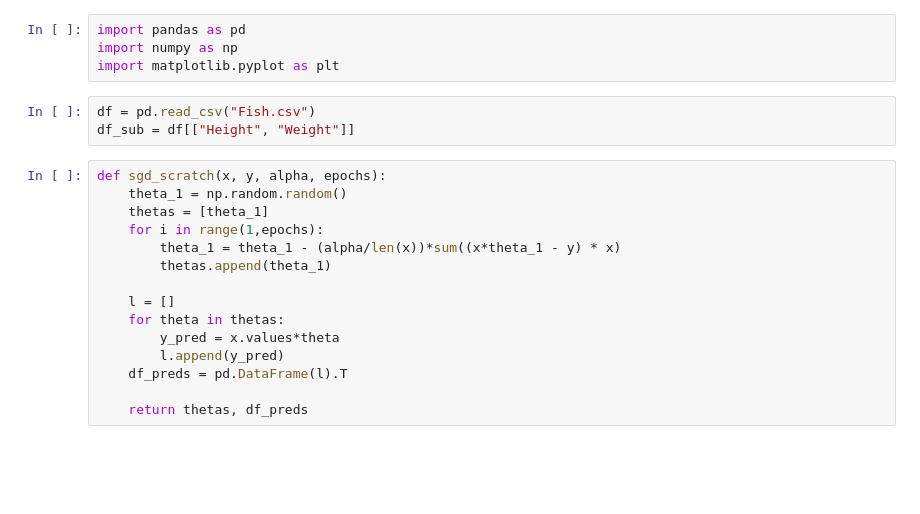
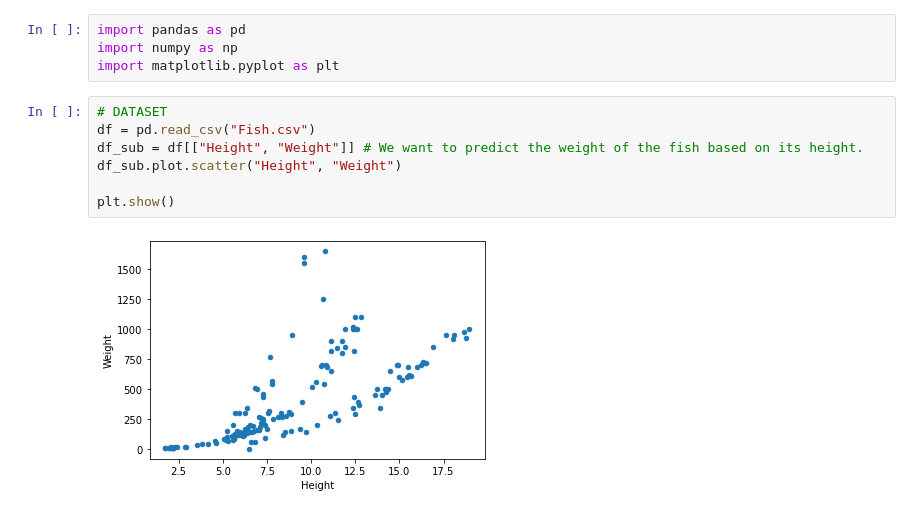
Before and after one commit to VizzottoMatheus/DSalgs, a Jupyter notebook: Regression/Gradient Descent/from_scratch.ipynb, the cells around one changed output. Drawn from its saved outputs; the diff is of its cells as text; blank space fills up the shorter version.

```diff
--- a/Regression/Gradient Descent/from_scratch.ipynb
+++ b/Regression/Gradient Descent/from_scratch.ipynb
@@ -2,21 +12,12 @@
 import pandas as pd
 import numpy as np
 import matplotlib.pyplot as plt
-# %%
-df = pd.read_csv("Fish.csv")
-df_sub = df[["Height", "Weight"]]
-# %%
-def sgd_scratch(x, y, alpha, epochs):
-    theta_1 = np.random.random()
-    thetas = [theta_1]
-    for i in range(1,epochs):
-        theta_1 = theta_1 - (alpha/len(x))*sum((x*theta_1 - y) * x)
-        thetas.append(theta_1)
-
-    l = []
-    for theta in thetas:
-        y_pred = x.values*theta
-        l.append(y_pred)
-    df_preds = pd.DataFrame(l).T
-
-    return thetas, df_preds
+# %%
+# DATASET
+df = pd.read_csv("Fish.csv")
+df_sub = df[["Height", "Weight"]] # We want to predict the weight of the fish based on its height.
+df_sub.plot.scatter("Height", "Weight")
+
+plt.show()
+# %% [output]
+[figure, added]
```
Also changed, not shown: parts of 9 cells of this notebook.
